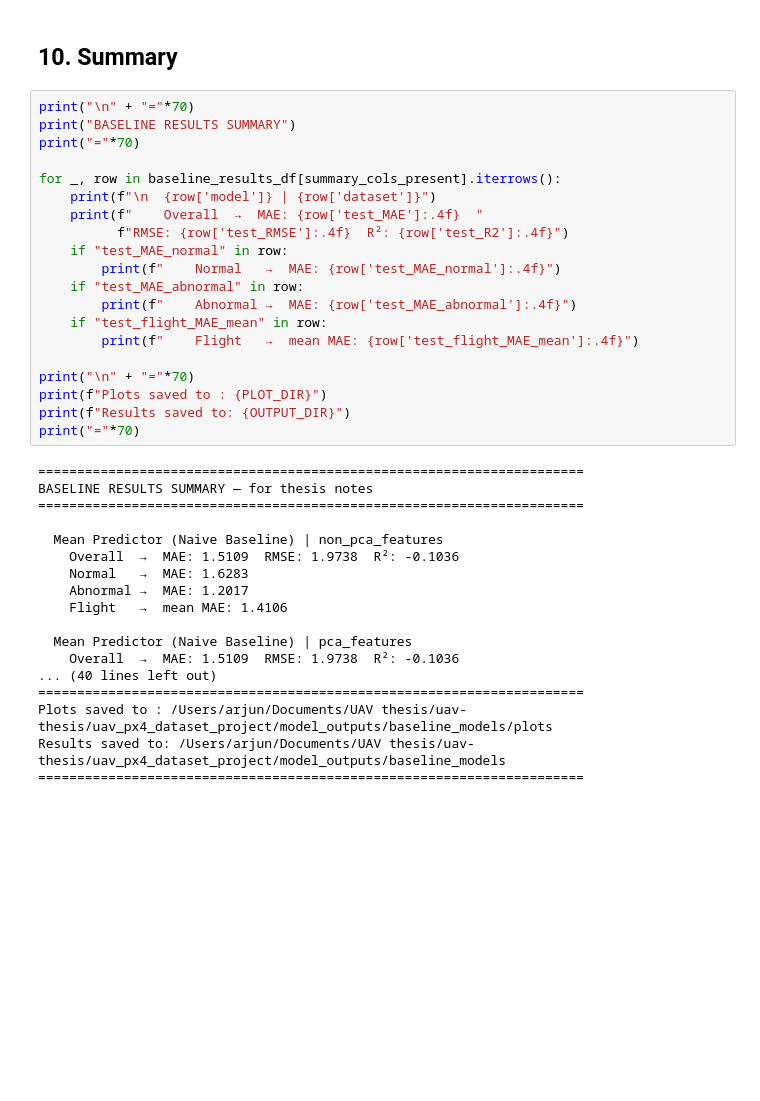
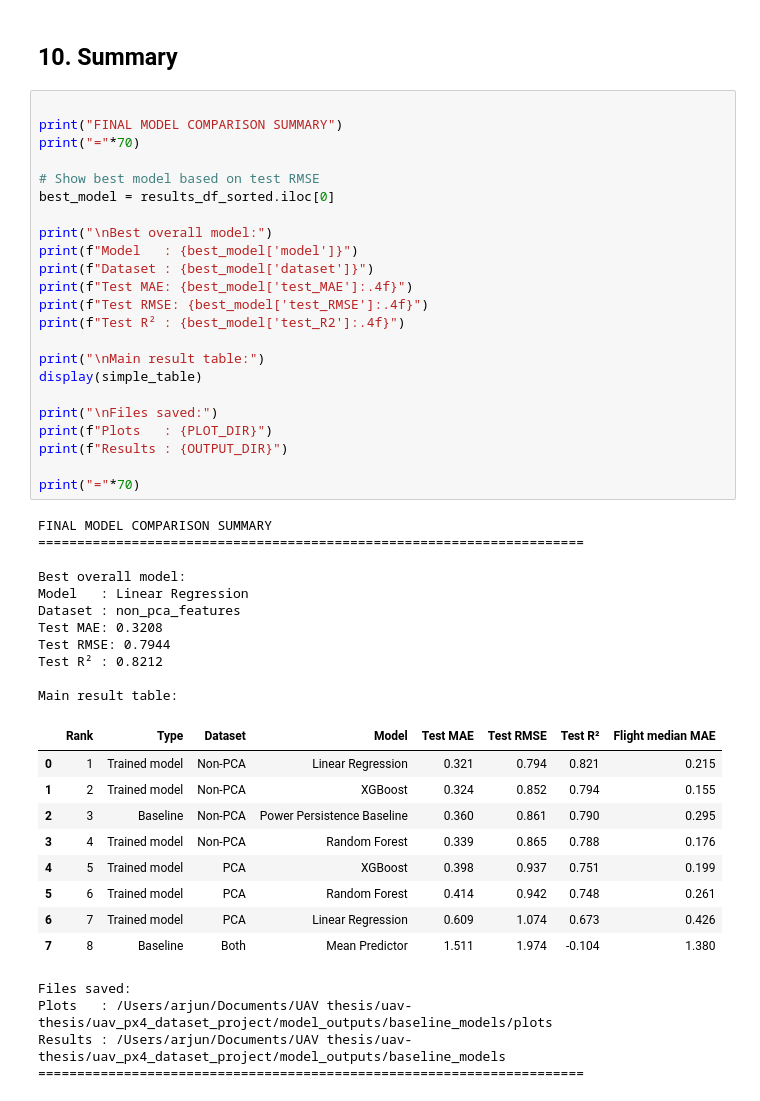
Before and after one commit to arjjunck/uav-thesis, a Jupyter notebook: uav_px4_dataset_project/notebooks/04_baseline_models.ipynb, the cells around one changed output. Drawn from its saved outputs; the diff is of its cells as text; blank space fills up the shorter version.

```diff
--- a/uav_px4_dataset_project/notebooks/04_baseline_models.ipynb
+++ b/uav_px4_dataset_project/notebooks/04_baseline_models.ipynb
@@ -514,40 +752,50 @@ All models saved.
 # %% [markdown]
 ## 10. Summary
 # %%
-print("\n" + "="*70)
-print("BASELINE RESULTS SUMMARY")
+
+print("FINAL MODEL COMPARISON SUMMARY")
 print("="*70)
 
-for _, row in baseline_results_df[summary_cols_present].iterrows():
-    print(f"\n  {row['model']} | {row['dataset']}")
-    print(f"    Overall  →  MAE: {row['test_MAE']:.4f}  "
-          f"RMSE: {row['test_RMSE']:.4f}  R²: {row['test_R2']:.4f}")
-    if "test_MAE_normal" in row:
-        print(f"    Normal   →  MAE: {row['test_MAE_normal']:.4f}")
-    if "test_MAE_abnormal" in row:
-        print(f"    Abnormal →  MAE: {row['test_MAE_abnormal']:.4f}")
-    if "test_flight_MAE_mean" in row:
-        print(f"    Flight   →  mean MAE: {row['test_flight_MAE_mean']:.4f}")
+# Show best model based on test RMSE
+best_model = results_df_sorted.iloc[0]
 
-print("\n" + "="*70)
-print(f"Plots saved to : {PLOT_DIR}")
-print(f"Results saved to: {OUTPUT_DIR}")
+print("\nBest overall model:")
+print(f"Model   : {best_model['model']}")
+print(f"Dataset : {best_model['dataset']}")
+print(f"Test MAE: {best_model['test_MAE']:.4f}")
+print(f"Test RMSE: {best_model['test_RMSE']:.4f}")
+print(f"Test R² : {best_model['test_R2']:.4f}")
+
+print("\nMain result table:")
+display(simple_table)
+
+print("\nFiles saved:")
+print(f"Plots   : {PLOT_DIR}")
+print(f"Results : {OUTPUT_DIR}")
+
 print("="*70)
 # %% [output]
-======================================================================
-BASELINE RESULTS SUMMARY — for thesis notes
+FINAL MODEL COMPARISON SUMMARY
 ======================================================================
 
-  Mean Predictor (Naive Baseline) | non_pca_features
-    Overall  →  MAE: 1.5109  RMSE: 1.9738  R²: -0.1036
-    Normal   →  MAE: 1.6283
-    Abnormal →  MAE: 1.2017
-    Flight   →  mean MAE: 1.4106
+Best overall model:
+Model   : Linear Regression
+Dataset : non_pca_features
+Test MAE: 0.3208
+Test RMSE: 0.7944
+Test R² : 0.8212
 
-  Mean Predictor (Naive Baseline) | pca_features
-    Overall  →  MAE: 1.5109  RMSE: 1.9738  R²: -0.1036
-... (40 lines left out)
-======================================================================
-Plots saved to : /Users/arjun/Documents/UAV thesis/uav-thesis/uav_px4_dataset_project/model_outputs/baseline_models/plots
-Results saved to: /Users/arjun/Documents/UAV thesis/uav-thesis/uav_px4_dataset_project/model_outputs/baseline_models
-======================================================================
+Main result table:
+|  | Rank | Type | Dataset | Model | Test MAE | Test RMSE | Test R² | Flight median MAE |
+| 0 | 1 | Trained model | Non-PCA | Linear Regression | 0.321 | 0.794 | 0.821 | 0.215 |
+| 1 | 2 | Trained model | Non-PCA | XGBoost | 0.324 | 0.852 | 0.794 | 0.155 |
+| 2 | 3 | Baseline | Non-PCA | Power Persistence Baseline | 0.360 | 0.861 | 0.790 | 0.295 |
+| 3 | 4 | Trained model | Non-PCA | Random Forest | 0.339 | 0.865 | 0.788 | 0.176 |
+| 4 | 5 | Trained model | PCA | XGBoost | 0.398 | 0.937 | 0.751 | 0.199 |
+| 5 | 6 | Trained model | PCA | Random Forest | 0.414 | 0.942 | 0.748 | 0.261 |
+| 6 | 7 | Trained model | PCA | Linear Regression | 0.609 | 1.074 | 0.673 | 0.426 |
+| 7 | 8 | Baseline | Both | Mean Predictor | 1.511 | 1.974 | -0.104 | 1.380 |
+Files saved:
+Plots   : /Users/arjun/Documents/UAV thesis/uav-thesis/uav_px4_dataset_project/model_outputs/baseline_models/plots
+Results : /Users/arjun/Documents/UAV thesis/uav-thesis/uav_px4_dataset_project/model_outputs/baseline_models
+======================================================================
```
Also changed, not shown: parts of 15 cells of this notebook.
